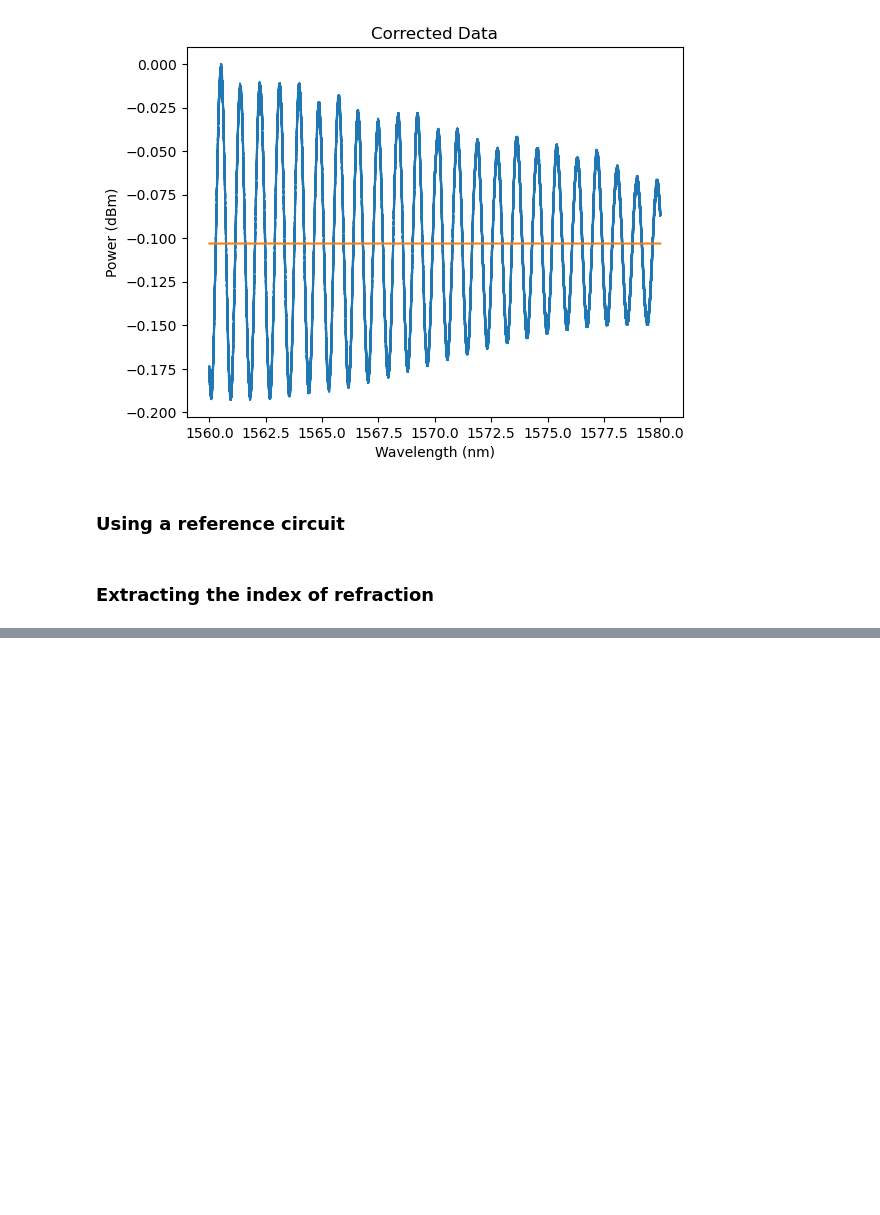
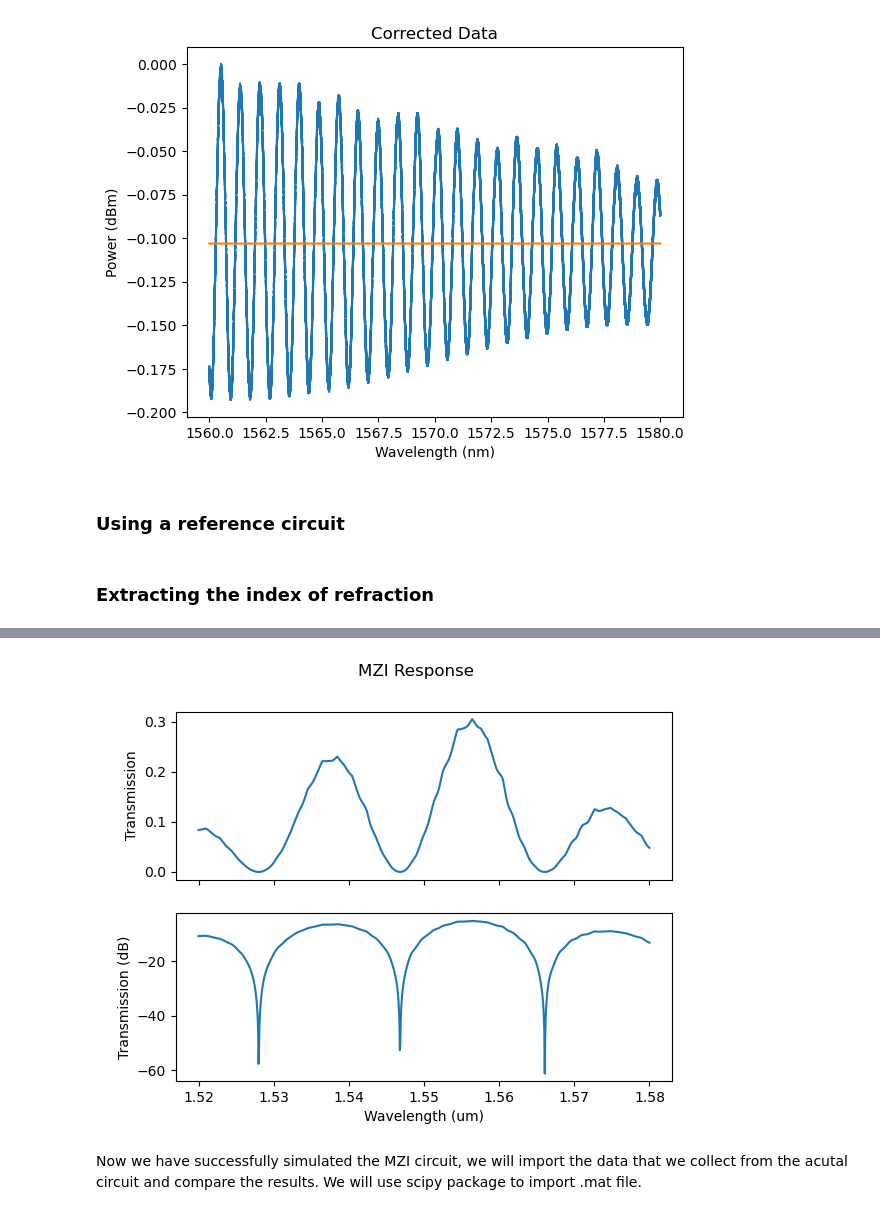
Before and after one commit to BYUCamachoLab/Photonics-Bootcamp, a Jupyter notebook: book/pages/analyzing_circuits.ipynb, the cells around one changed output, grey strips where cells are left out. Saved outputs shown, nothing was run; the diff lists cells and outputs as text; code cells hidden in the pictures; blank space fills up the shorter version.

Commit message:
Added section on MZI data

```diff
--- a/book/pages/analyzing_circuits.ipynb
+++ b/book/pages/analyzing_circuits.ipynb
@@ -82,0 +167,30 @@ plt.show()
+# %%
+mzi, info = sax.circuit(
+    netlist={
+        "instances": {
+            "gc_in": "gc",
+            "splitter": "ybranch",
+            "long_wg": "waveguide",
+            "short_wg": "waveguide",
+            "combiner": "ybranch",
+            "gc_out": "gc",
+        },
+        "connections": {
+            "gc_in,o0": "splitter,port 1",
+            "splitter,port 2": "long_wg,o0",
+            "splitter,port 3": "short_wg,o0",
+            "long_wg,o1": "combiner,port 2",
+            "short_wg,o1": "combiner,port 3",
+            "combiner,port 1": "gc_out,o0",
+        },
+        "ports": {
+            "in": "gc_in,o1",
+            "out": "gc_out,o1",
+        },
+    },
+    models={
+        "ybranch": siepic.y_branch,
+        "waveguide": siepic.waveguide,
+        "gc": siepic.grating_coupler,
+    }
+)
@@ -82,0 +216,18 @@ plt.show()
+# %%
+wl = jnp.linspace(1.52, 1.58, 1000)
+
+S = mzi(wl=wl, long_wg={"length": 180.0}, short_wg={"length": 150.0})
+# %%
+mag = jnp.abs(S["out", "in"])**2
+fig, axs = plt.subplots(2, 1, sharex=True)
+axs[0].plot(wl, mag)
+axs[0].set_ylabel("Transmission")
+axs[1].plot(wl, 10*jnp.log10(mag))
+axs[1].set_ylabel("Transmission (dB)")
+axs[1].set_xlabel("Wavelength (um)")
+plt.suptitle("MZI Response")
+plt.show()
+# %% [output]
+[figure, added]
+# %% [markdown]
+Now we have successfully simulated the MZI circuit, we will import the data that we collect from the acutal circuit and compare the results. We will use scipy package to import .mat file.
```
Also changed, not shown: parts of 12 cells of this notebook.
